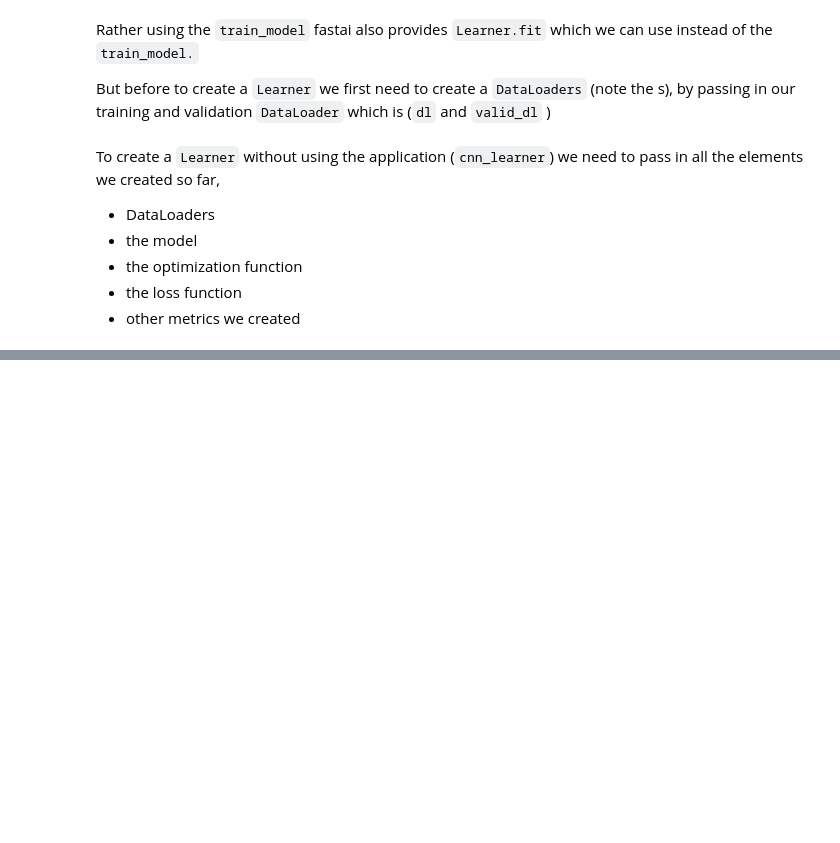
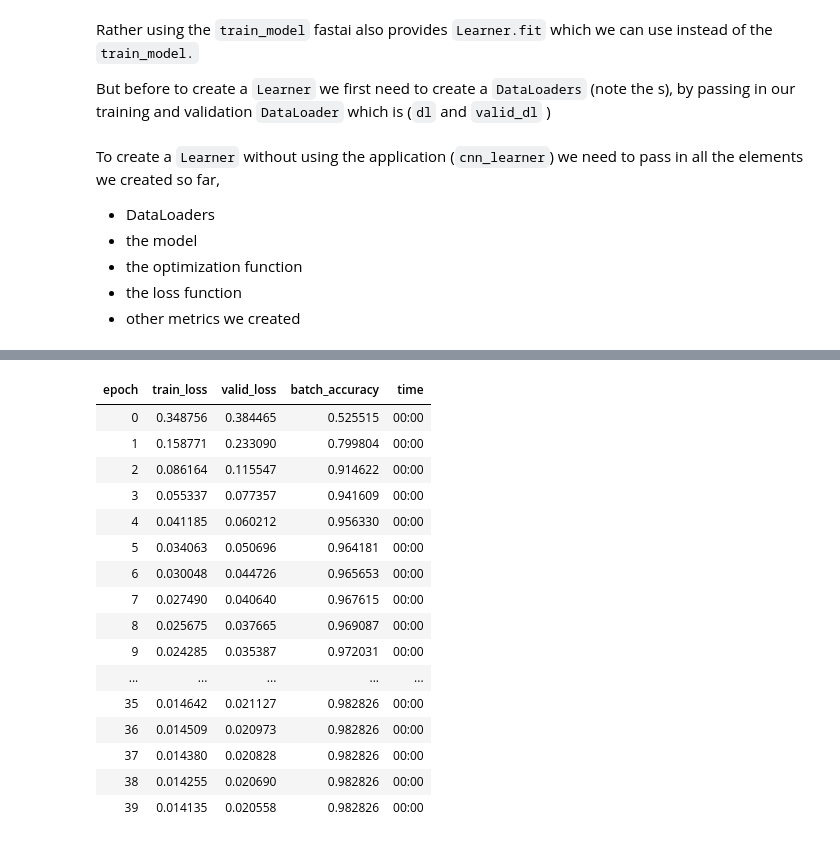
Before and after one commit to ashikshafi08/Learning-Fastai, a Jupyter notebook: Underhood_the_classifier.ipynb, the cells around one changed output, grey strips where cells are left out. Drawn from its saved outputs; the diff is of its cells as text; code cells hidden in the pictures; blank space fills up the shorter version.

```diff
--- a/Underhood_the_classifier.ipynb
+++ b/Underhood_the_classifier.ipynb
@@ -1463,0 +1530,24 @@ learn.fit(10 , lr = lr)  #(10 epochs , lr = 1.0)
+# %%
+# Using our simple net fittin the model
+
+learn = Learner(dls , simple_net , opt_func=SGD , loss_func=mnist_loss ,
+                metrics = batch_accuracy)
+learn.fit(40 , 0.1)
+# %% [output]
+| epoch | train_loss | valid_loss | batch_accuracy | time |
+| 0 | 0.348756 | 0.384465 | 0.525515 | 00:00 |
+| 1 | 0.158771 | 0.233090 | 0.799804 | 00:00 |
+| 2 | 0.086164 | 0.115547 | 0.914622 | 00:00 |
+| 3 | 0.055337 | 0.077357 | 0.941609 | 00:00 |
+| 4 | 0.041185 | 0.060212 | 0.956330 | 00:00 |
+| 5 | 0.034063 | 0.050696 | 0.964181 | 00:00 |
+| 6 | 0.030048 | 0.044726 | 0.965653 | 00:00 |
+| 7 | 0.027490 | 0.040640 | 0.967615 | 00:00 |
+| 8 | 0.025675 | 0.037665 | 0.969087 | 00:00 |
+| 9 | 0.024285 | 0.035387 | 0.972031 | 00:00 |
+| ... | ... | ... | ... | ... |
+| 35 | 0.014642 | 0.021127 | 0.982826 | 00:00 |
+| 36 | 0.014509 | 0.020973 | 0.982826 | 00:00 |
+| 37 | 0.014380 | 0.020828 | 0.982826 | 00:00 |
+| 38 | 0.014255 | 0.020690 | 0.982826 | 00:00 |
+| 39 | 0.014135 | 0.020558 | 0.982826 | 00:00 |
```
Also changed, not shown: parts of 47 cells of this notebook.
